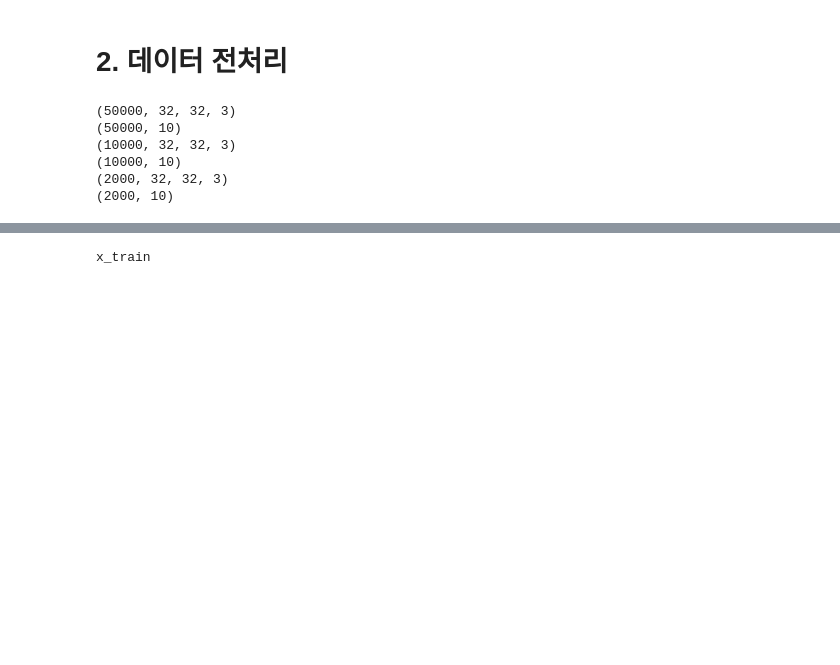
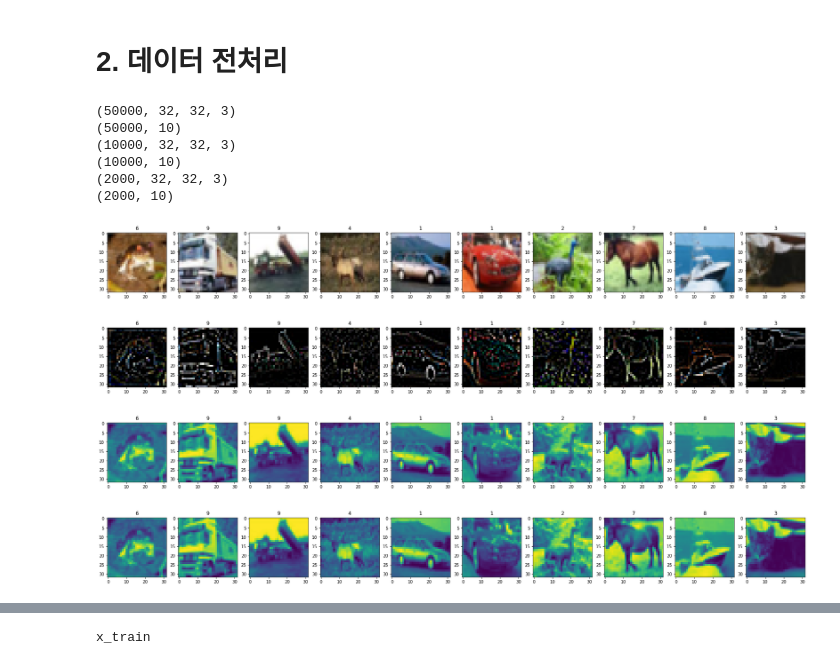
Before and after one commit to Nelfunction/2021_cau_oss_hackathon, a Jupyter notebook: hackathon_team14.ipynb, the cells around one changed output, grey strips where cells are left out. Drawn from its saved outputs; the diff is of its cells as text; code cells hidden in the pictures; blank space fills up the shorter version.

```diff
--- a/hackathon_team14.ipynb
+++ b/hackathon_team14.ipynb
@@ -97,3 +101,65 @@ print(y_test2.shape)
 x_train_gray = x_train.mean(3)
 x_test1_gray = x_test1.mean(3)
 x_test2_gray = x_test2.mean(3)
+# %%
+x_train_cv2 = np.empty((50000, 32, 32))
+for i in range(50000):
+    img = cv2.cvtColor(x_train[i], cv2.COLOR_BGR2GRAY)
+    x_train_cv2[i] = img
+x_train_cv2 = x_train_cv2.astype('uint8')
+# %%
+x_train_lap = np.empty(x_train.shape)
+for i in range(50000):
+    img = cv2.Laplacian(x_train[i], -1)
+    img = img.reshape((32,32,3))
+    x_train_lap[i] = img
+
+
+x_test1_lap = np.empty(x_test1.shape)
+for i in range(10000):
+    img = cv2.Laplacian(x_test1[i], -1)
+    img = img.reshape((32,32,3))
+    x_test1_lap[i] = img
+
+x_test2_lap = np.empty(x_test2.shape)
+for i in range(2000):
+    img = cv2.Laplacian(x_test2[i], -1)
+    img = img.reshape((32,32,3))
+    x_test2_lap[i] = img
+# %%
+fig, ax = plt.subplots(1, 10, figsize=(30, 3))
+for i in range(10):
+    label = numpy.where(y_train[i] == 1)[0][0]
+    ax[i].imshow(x_train[i])
+    ax[i].set_title(label)
+plt.show()
+# %% [output]
+[figure, added]
+# %%
+fig, ax = plt.subplots(1, 10, figsize=(30, 3))
+for i in range(10):
+    lap = cv2.Laplacian(x_train[i], -1)
+    label = numpy.where(y_train[i] == 1)[0][0]
+    ax[i].imshow(lap)
+    ax[i].set_title(label)
+plt.show()
+# %% [output]
+[figure, added]
+# %%
+fig, ax = plt.subplots(1, 10, figsize=(30, 3))
+for i in range(10):
+    label = numpy.where(y_train[i] == 1)[0][0]
+    ax[i].imshow(x_train_gray[i])
+    ax[i].set_title(label)
+plt.show()
+# %% [output]
+[figure, added]
+# %%
+fig, ax = plt.subplots(1, 10, figsize=(30, 3))
+for i in range(10):
+    label = numpy.where(y_train[i] == 1)[0][0]
+    ax[i].imshow(x_train_cv2[i])
+    ax[i].set_title(label)
+plt.show()
+# %% [output]
+[figure, added]
```
Also changed, not shown: parts of 12 cells of this notebook.
